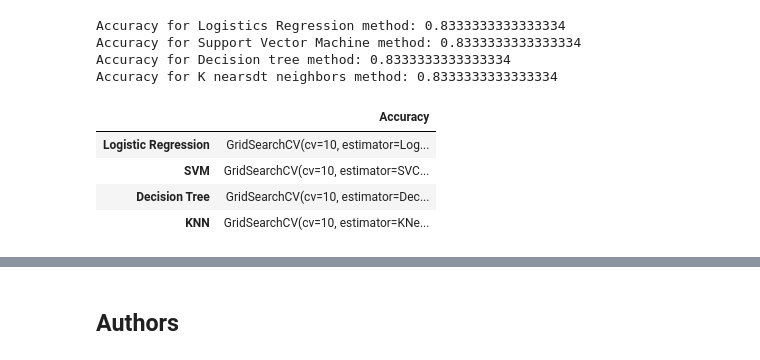
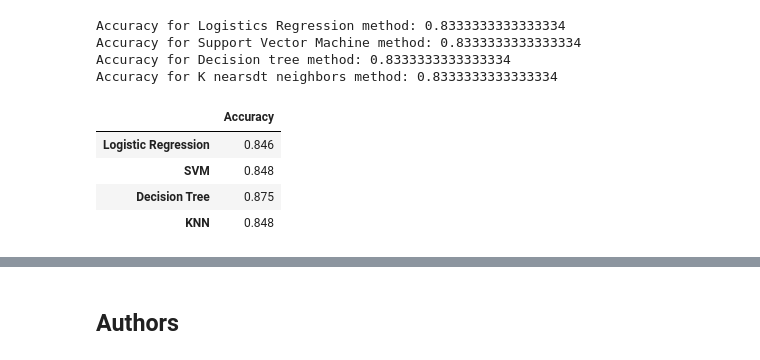
Before and after one commit to tanyalaird/Finalassignment_datascience, a Jupyter notebook: MachineLearningPrediction.ipynb, the cells around one changed output, grey strips where cells are left out. Drawn from its saved outputs; the diff is of its cells as text; code cells hidden in the pictures.

```diff
--- a/MachineLearningPrediction.ipynb
+++ b/MachineLearningPrediction.ipynb
@@ -186,6 +186,7 @@ We output the <code>GridSearchCV</code> object for logistic regression. We displ
 # %%
 print("tuned hpyerparameters :(best parameters) ",logreg_cv.best_params_)
 print("accuracy :",logreg_cv.best_score_)
+logreg_bestscore = logreg_cv.best_score_
 # %% [output]
 tuned hpyerparameters :(best parameters)  {'C': 0.01, 'penalty': 'l2', 'solver': 'lbfgs'}
 accuracy : 0.8464285714285713
@@ -221,6 +223,7 @@ svm_cv = gscv.fit(X_train,Y_train)
 # %%
 print("tuned hpyerparameters :(best parameters) ",svm_cv.best_params_)
 print("accuracy :",svm_cv.best_score_)
+svm_bestscore = svm_cv.best_score_
 # %% [output]
 tuned hpyerparameters :(best parameters)  {'C': 1.0, 'gamma': 0.03162277660168379, 'kernel': 'sigmoid'}
 accuracy : 0.8482142857142856
@@ -258,6 +262,7 @@ tree_cv = gst.fit(X_train,Y_train)
 # %%
 print("tuned hpyerparameters :(best parameters) ",tree_cv.best_params_)
 print("accuracy :",tree_cv.best_score_)
+tree_bestscore = tree_cv.best_score_
 # %% [output]
 tuned hpyerparameters :(best parameters)  {'criterion': 'entropy', 'max_depth': 12, 'max_features': 'sqrt', 'min_samples_leaf': 4, 'min_samples_split': 2, 'splitter': 'random'}
 accuracy : 0.875
@@ -292,6 +298,7 @@ knn_cv = knngs.fit(X_train, Y_train)
 # %%
 print("tuned hpyerparameters :(best parameters) ",knn_cv.best_params_)
 print("accuracy :",knn_cv.best_score_)
+knn_bestscore = knn_cv.best_score_
 # %% [output]
 tuned hpyerparameters :(best parameters)  {'algorithm': 'auto', 'n_neighbors': 10, 'p': 1}
 accuracy : 0.8482142857142858
@@ -325,15 +333,15 @@ Accuracy for Support Vector Machine method: 0.8333333333333334
 Accuracy for Decision tree method: 0.8333333333333334
 Accuracy for K nearsdt neighbors method: 0.8333333333333334
 # %%
-data = {'Accuracy': [logreg_cv, svm_cv, tree_cv, knn_cv]}
+data = {'Accuracy': [logreg_bestscore, svm_bestscore, tree_bestscore, knn_bestscore]}
 res = pd.DataFrame(data, index=['Logistic Regression', 'SVM', 'Decision Tree', 'KNN'])
 res.round(3)
 # %% [output]
 |  | Accuracy |
-| Logistic Regression | GridSearchCV(cv=10, estimator=Log... |
-| SVM | GridSearchCV(cv=10, estimator=SVC... |
-| Decision Tree | GridSearchCV(cv=10, estimator=Dec... |
-| KNN | GridSearchCV(cv=10, estimator=KNe... |
+| Logistic Regression | 0.846 |
+| SVM | 0.848 |
+| Decision Tree | 0.875 |
+| KNN | 0.848 |
 # %%
 plt.figure(figsize=(12,8))
 ax=sns.barplot(x=res.index, y='Accuracy', data=res)
```
Also changed, not shown: parts of 5 cells of this notebook.
